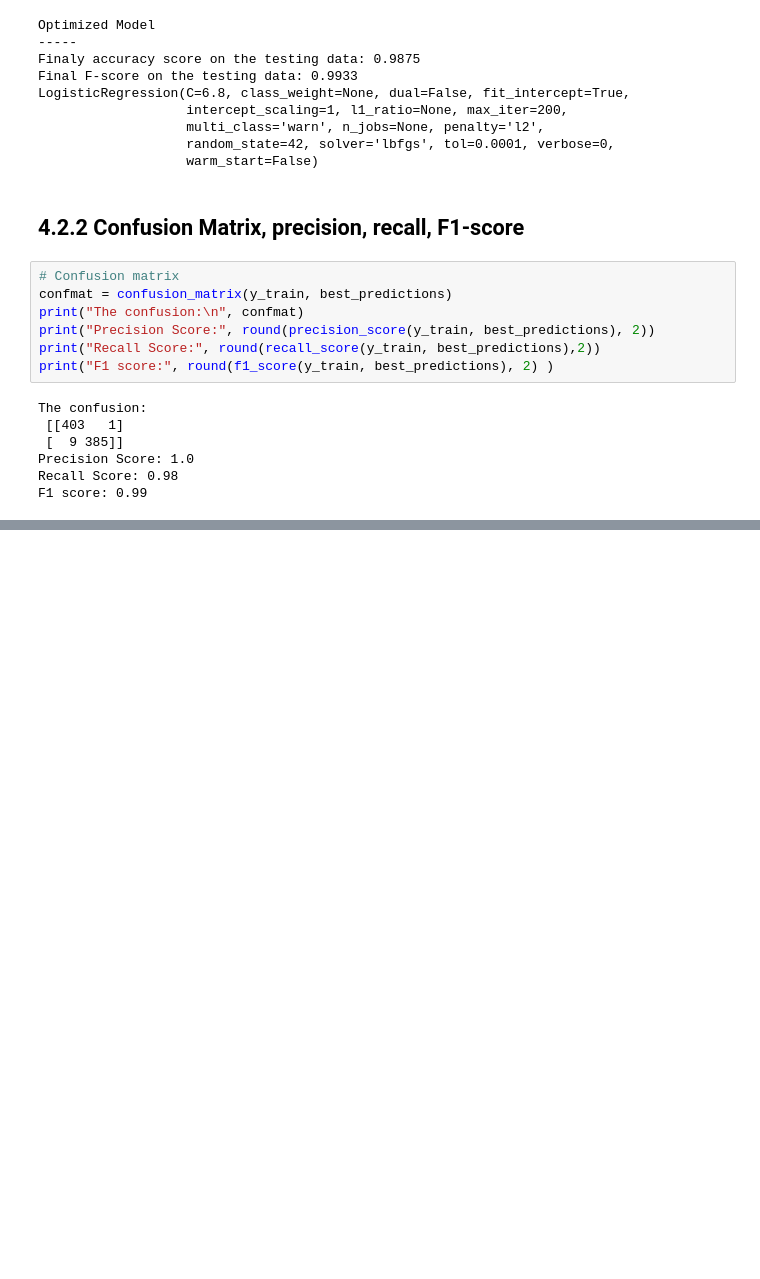
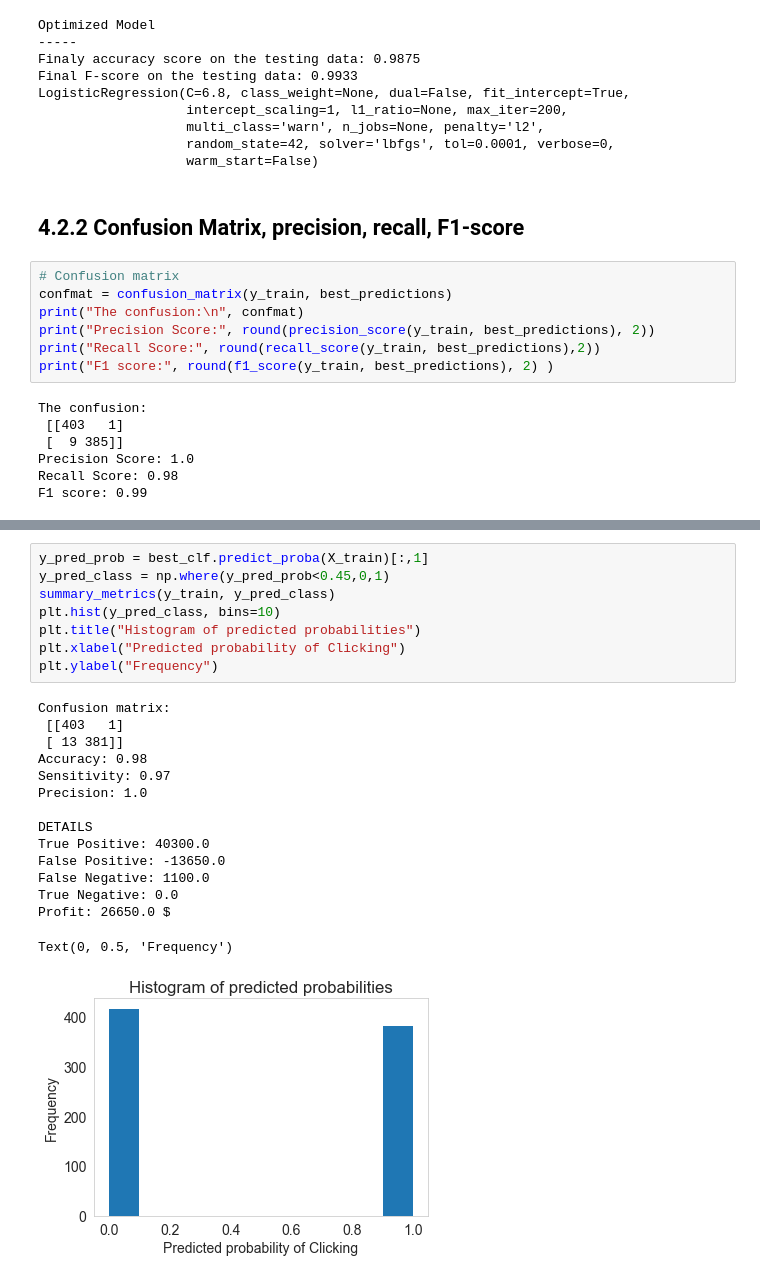
Before and after one commit to rui-ren/Data-Science-Notes, a Jupyter notebook: data_challenges/Advertising_Click_estimation/Advertising_Rui.ipynb, the cells around one changed output, grey strips where cells are left out. Saved outputs shown, nothing was run; the diff lists cells and outputs as text; blank space fills up the shorter version.

```diff
--- a/data_challenges/Advertising_Click_estimation/Advertising_Rui.ipynb
+++ b/data_challenges/Advertising_Click_estimation/Advertising_Rui.ipynb
@@ -681,0 +745,24 @@ def summary_metrics(y, y_pred):
+# %%
+y_pred_prob = best_clf.predict_proba(X_train)[:,1]
+y_pred_class = np.where(y_pred_prob<0.45,0,1)
+summary_metrics(y_train, y_pred_class)
+plt.hist(y_pred_class, bins=10)
+plt.title("Histogram of predicted probabilities")
+plt.xlabel("Predicted probability of Clicking")
+plt.ylabel("Frequency")
+# %% [output]
+Confusion matrix:
+ [[403   1]
+ [ 13 381]]
+Accuracy: 0.98
+Sensitivity: 0.97
+Precision: 1.0
+
+DETAILS
+True Positive: 40300.0
+False Positive: -13650.0
+False Negative: 1100.0
+True Negative: 0.0
+Profit: 26650.0 $
+Text(0, 0.5, 'Frequency')
+[figure, added]
```
Also changed, not shown: parts of 8 cells of this notebook.
